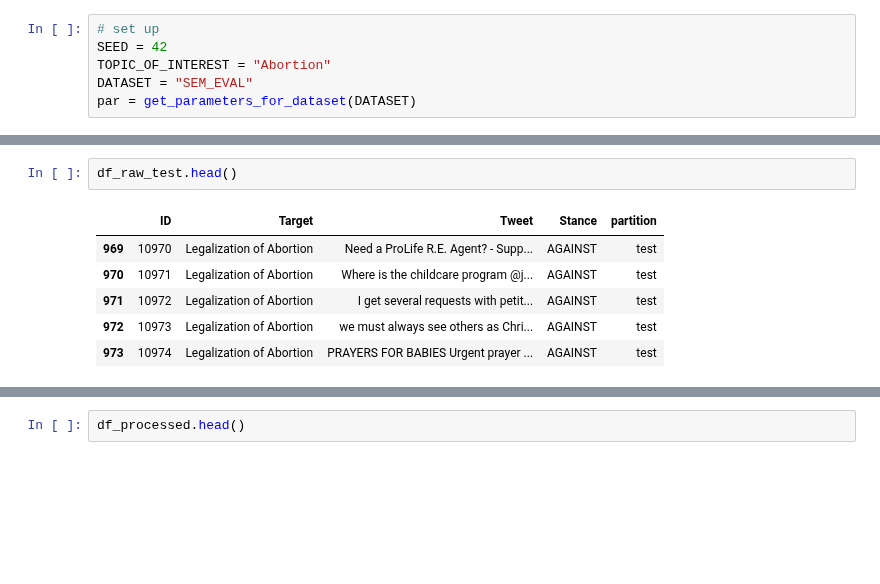
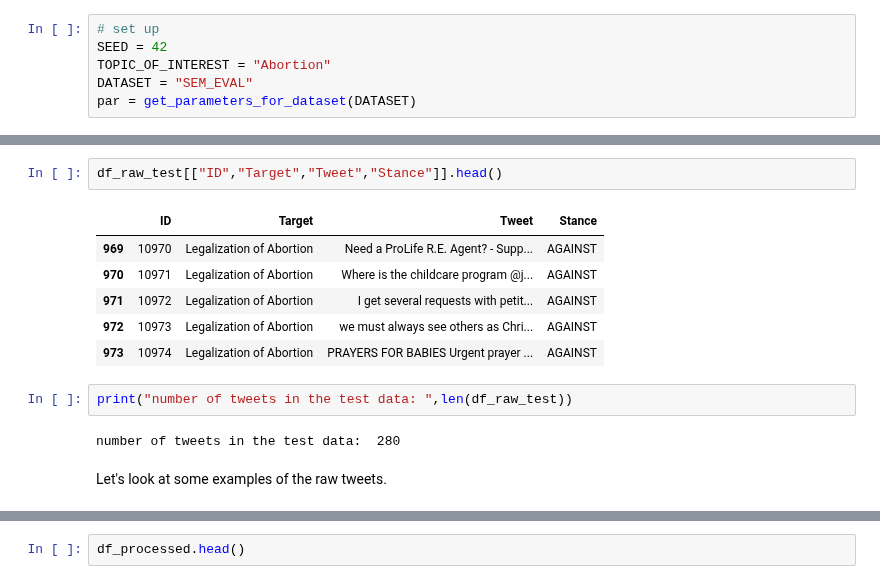
Before and after one commit to yunshiuan/prelim_stance_detection, a Jupyter notebook: bert-tuning_colab.ipynb, the cells around one changed output, grey strips where cells are left out. Cells and saved outputs as stored; diff of their text form; blank space fills up the shorter version.

```diff
--- a/bert-tuning_colab.ipynb
+++ b/bert-tuning_colab.ipynb
@@ -225,9 +237,15 @@ df_raw_train.head()
 # %%
-df_raw_test.head()
+df_raw_test[["ID","Target","Tweet","Stance"]].head()
 # %% [output]
-|  | ID | Target | Tweet | Stance | partition |
-| 969 | 10970 | Legalization of Abortion | Need a ProLife R.E. Agent? - Supp... | AGAINST | test |
-| 970 | 10971 | Legalization of Abortion | Where is the childcare program @j... | AGAINST | test |
-| 971 | 10972 | Legalization of Abortion | I get several requests with petit... | AGAINST | test |
-| 972 | 10973 | Legalization of Abortion | we must always see others as Chri... | AGAINST | test |
-| 973 | 10974 | Legalization of Abortion | PRAYERS FOR BABIES Urgent prayer ... | AGAINST | test |
+|  | ID | Target | Tweet | Stance |
+| 969 | 10970 | Legalization of Abortion | Need a ProLife R.E. Agent? - Supp... | AGAINST |
+| 970 | 10971 | Legalization of Abortion | Where is the childcare program @j... | AGAINST |
+| 971 | 10972 | Legalization of Abortion | I get several requests with petit... | AGAINST |
+| 972 | 10973 | Legalization of Abortion | we must always see others as Chri... | AGAINST |
+| 973 | 10974 | Legalization of Abortion | PRAYERS FOR BABIES Urgent prayer ... | AGAINST |
+# %%
+print("number of tweets in the test data: ",len(df_raw_test))
+# %% [output]
+number of tweets in the test data:  280
+# %% [markdown]
+Let's look at some examples of the raw tweets.
```
Also changed, not shown: parts of 53 cells of this notebook, 1 other file.
